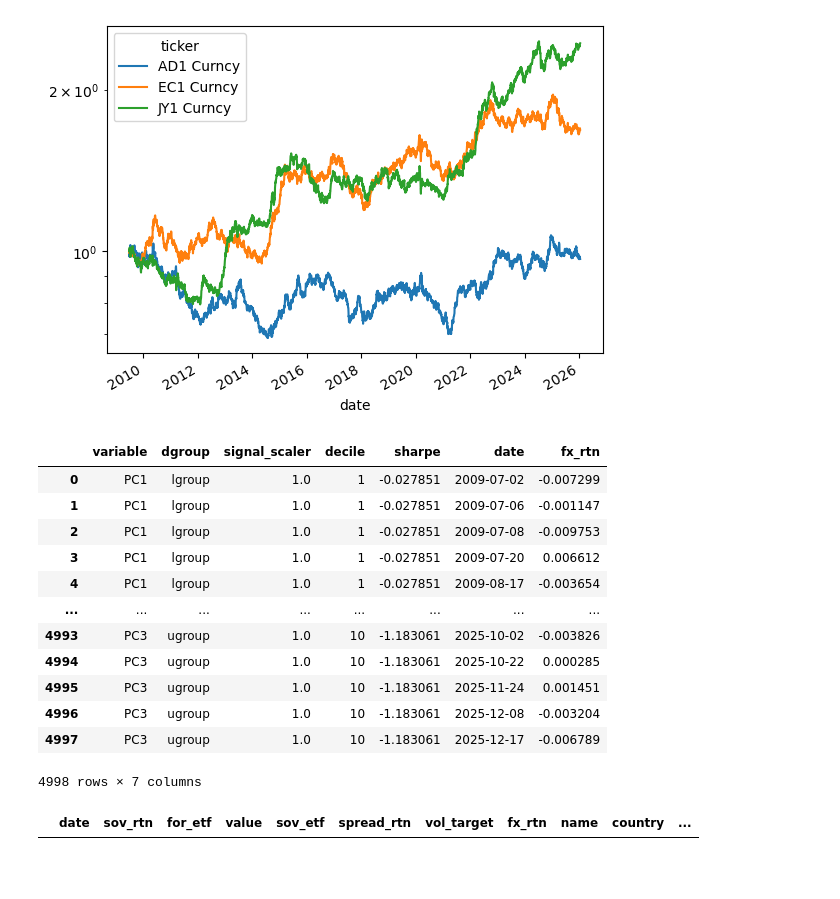
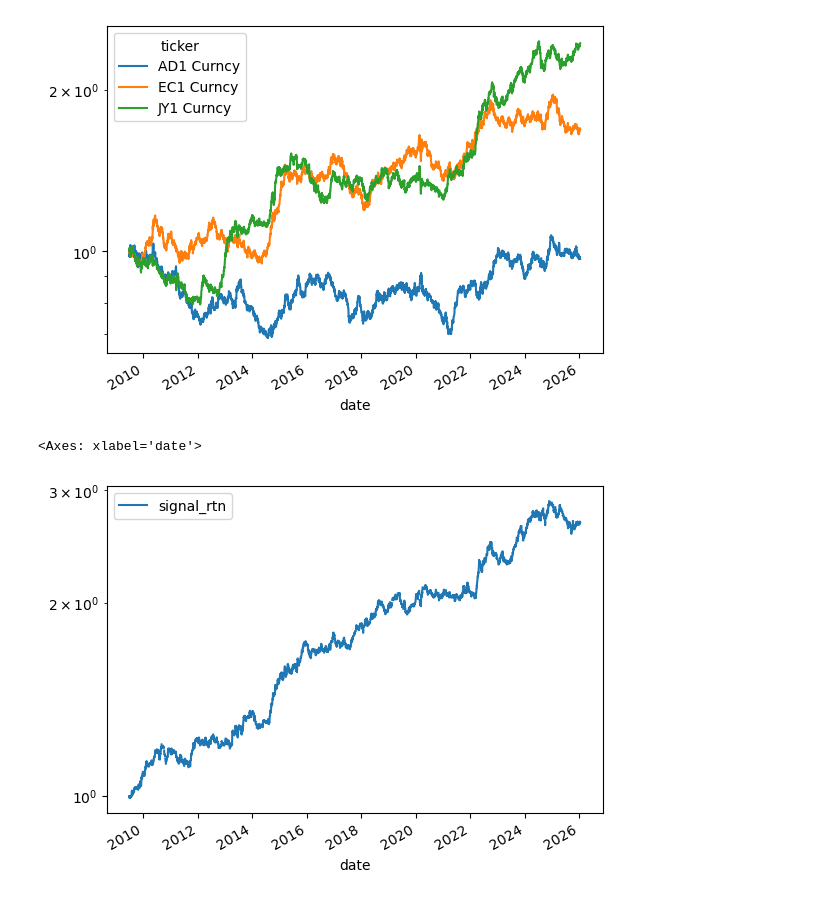
Before and after one commit to diegodalvarez/FXEquitySpillover, a Jupyter notebook: MiscallaneousResearch/GlobalEquityDifferences.ipynb, the cells around one changed output. Cells and saved outputs as stored; diff of their text form; code cells hidden in the pictures; blank space fills up the shorter version.

```diff
--- a/MiscallaneousResearch/GlobalEquityDifferences.ipynb
+++ b/MiscallaneousResearch/GlobalEquityDifferences.ipynb
@@ -206,23 +206,21 @@ def _get_pca_decile_opt(df: pd.DataFrame, q: int = 10) -> pd.DataFrame:
         .merge(right = df_decile_tmp, how = "inner", on = ["variable", "dgroup"])
         .merge(right = df_decile    , how = "inner", on = ["variable", "decile"]))
 
+    return df_out
 
-(df_combined
-    .loc[lambda x: x.ticker == x.ticker.min()]
+df_opt = (df_combined
     .groupby("ticker")
-    .apply(_get_pca_decile_opt))
+    .apply(_get_pca_decile_opt)
+    .reset_index()
+    .drop(columns = ["level_1"]))
-# %% [output]
-|  | variable | dgroup | signal_scaler | decile | sharpe | date | fx_rtn |
-| 0 | PC1 | lgroup | 1.0 | 1 | -0.027851 | 2009-07-02 | -0.007299 |
-| 1 | PC1 | lgroup | 1.0 | 1 | -0.027851 | 2009-07-06 | -0.001147 |
-| 2 | PC1 | lgroup | 1.0 | 1 | -0.027851 | 2009-07-08 | -0.009753 |
-| 3 | PC1 | lgroup | 1.0 | 1 | -0.027851 | 2009-07-20 | 0.006612 |
-| 4 | PC1 | lgroup | 1.0 | 1 | -0.027851 | 2009-08-17 | -0.003654 |
-| ... | ... | ... | ... | ... | ... | ... | ... |
-| 4993 | PC3 | ugroup | 1.0 | 10 | -1.183061 | 2025-10-02 | -0.003826 |
-| 4994 | PC3 | ugroup | 1.0 | 10 | -1.183061 | 2025-10-22 | 0.000285 |
-| 4995 | PC3 | ugroup | 1.0 | 10 | -1.183061 | 2025-11-24 | 0.001451 |
-| 4996 | PC3 | ugroup | 1.0 | 10 | -1.183061 | 2025-12-08 | -0.003204 |
-| 4997 | PC3 | ugroup | 1.0 | 10 | -1.183061 | 2025-12-17 | -0.006789 |
-4998 rows × 7 columns
-|  | date | sov_rtn | for_etf | value | sov_etf | spread_rtn | vol_target | fx_rtn | name | country | ... |
+# %%
+(df_opt
+    .assign(signal_rtn = lambda x: np.sign(x.signal_scaler * x.sharpe) * x.fx_rtn)
+    [["date", "signal_rtn"]]
+    .groupby("date")
+    .agg("mean")
+    .apply(lambda x: np.cumprod(1 + x))
+    .plot(logy = True))
+# %% [output]
+<Axes: xlabel='date'>
+[figure, added]
```
